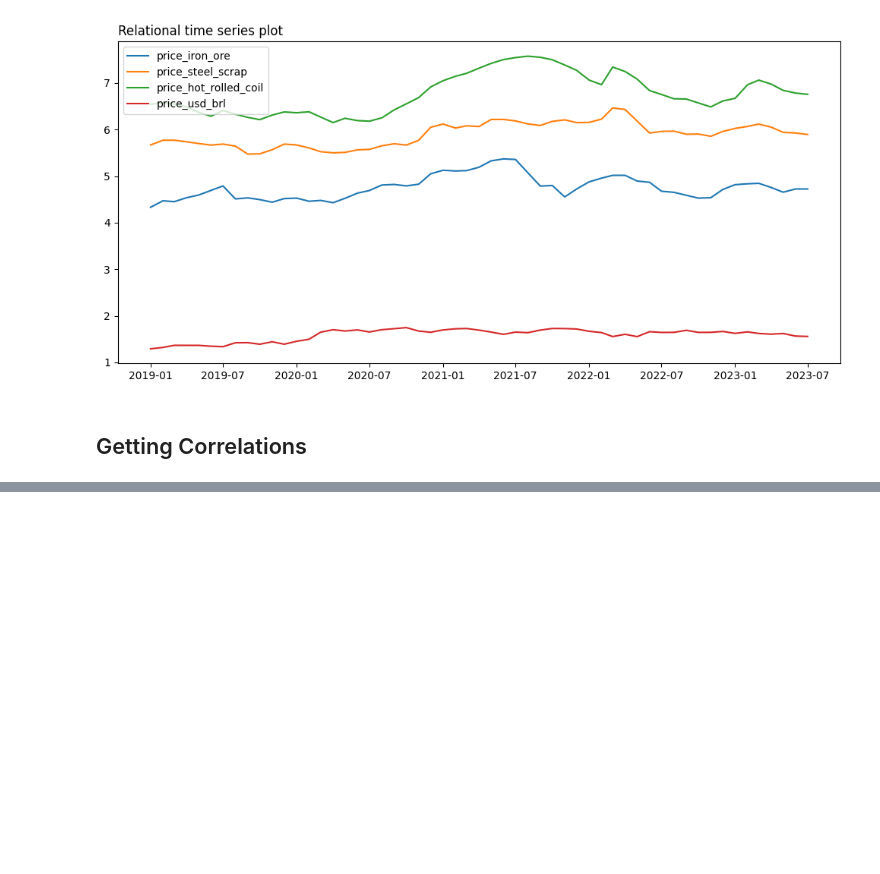
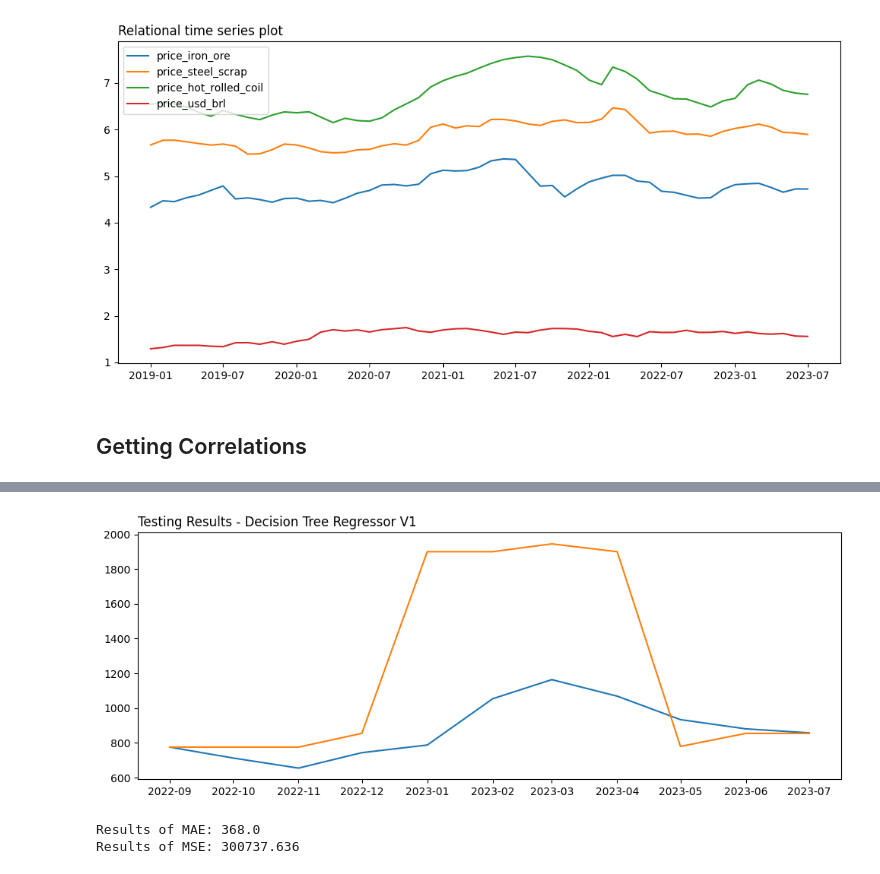
Before and after one commit to ViniAndrade10/Hot_Rolled_Coil_Price_Prediction, a Jupyter notebook: notebooks/Hot_Rolled_Coil_Price_Prediction.ipynb, the cells around one changed output, grey strips where cells are left out. Drawn from its saved outputs; the diff is of its cells as text; code cells hidden in the pictures; blank space fills up the shorter version.

```diff
--- a/notebooks/Hot_Rolled_Coil_Price_Prediction.ipynb
+++ b/notebooks/Hot_Rolled_Coil_Price_Prediction.ipynb
@@ -159,0 +193,7 @@ df_correlations
+# %%
+def checking_results(y_pred, y_true):
+    result_mae = round(mean_absolute_error(y_pred, y_true), ndigits=3)
+    result_mse = round(mean_squared_error(y_pred, y_true), ndigits=3)
+
+    print(f"Results of MAE: {result_mae}")
+    print(f"Results of MSE: {result_mse}")
@@ -159,0 +224,11 @@ df_correlations
+# %%
+model_decisiontree_v1 = DecisionTreeRegressor()
+model_decisiontree_v1.fit(X_train, y_train)
+decisiontree_results_v1 = model_decisiontree_v1.predict(X_test)
+
+plotting_results(datas, y_test, decisiontree_results_v1, "Decision Tree Regressor", "V1")
+checking_results(y_test, decisiontree_results_v1)
+# %% [output]
+[figure, added]
+Results of MAE: 368.0
+Results of MSE: 300737.636
```
Also changed, not shown: parts of 16 cells of this notebook.
